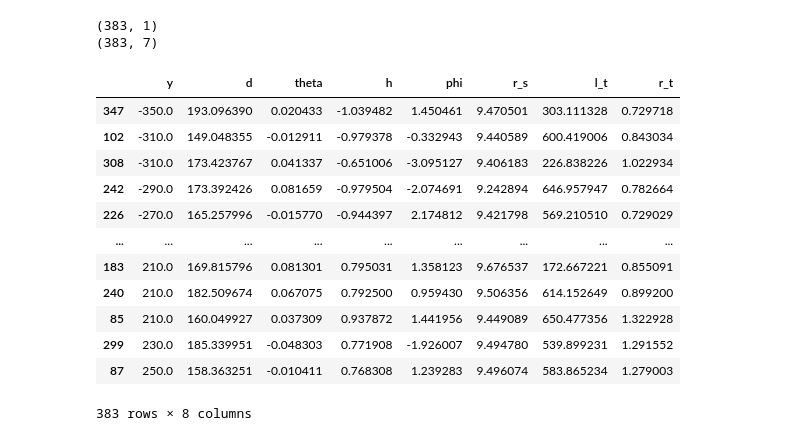
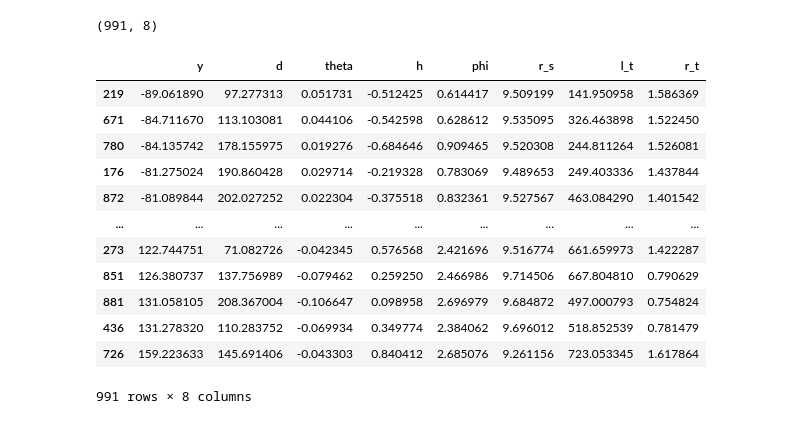
Before and after one commit to chenziao/Stylized-Cell-Inference, a Jupyter notebook: stylized_cell_FCN.ipynb, the cells around one changed output. Cells and saved outputs as stored; diff of their text form; code cells hidden in the pictures.

```diff
--- a/stylized_cell_FCN.ipynb
+++ b/stylized_cell_FCN.ipynb
@@ -138,0 +96,9 @@ Training Loss: 223.30036951042712 Validation Loss: 83.15425933897495
+# %%
+from cell_inference.utils.feature_extractors.fullyconnectednetwork import FullyConnectedNetwork, ActivationTypes
+from cell_inference.utils.feature_extractors.convolutionalnetwork import ConvolutionalNetwork
+import torch
+
+
+model = FullyConnectedNetwork(in_features=40, out_features=8)
+PATH = 'cell_inference/resources/simulation_data/1000s_y1Loc2Alt_Ori2_Geo3_params/model.pth'
+model.load_state_dict(torch.load(PATH))
@@ -139,23 +107,21 @@ Training Loss: 223.30036951042712 Validation Loss: 83.15425933897495
 # %%
 from sklearn.metrics import r2_score
 from cell_inference.utils.transform.geometry_transformation import hphi2unitsphere, unitsphere2hphi, trivarnorm2unitsphere
+from cell_inference.utils.feature_extractors.helperfunctions import build_dataloader_from_numpy
 
-train_loader, test_loader = build_dataloader_from_numpy(input_arr=data, labels_arr=labels, batch_size=128)
+device = torch.device("cpu")
+
+train_loader, test_loader = build_dataloader_from_numpy(input_arr=summ_stats, labels_arr=labels, batch_size=128)
 
 x, y = next(iter(test_loader))
-model1.eval()
+model.eval()
 x = x.to(device)
-output = model1(x)
+output = model(x)
 output = output.to("cpu").detach().numpy()
 y = y.to("cpu").detach().numpy()
 
-# h_out, phi_out = tuple(np.hsplit(unitsphere2hphi(trivarnorm2unitsphere(np.hstack((output[:,0], output[:,1], output[:,2])))),2))
-# h_lab, phi_lab = tuple(np.hsplit(unitsphere2hphi(trivarnorm2unitsphere(np.hstack((y[:,0], y[:,1], y[:,2])))),2))
-
 print("R2: {}".format(r2_score(y, output)))
 
-# print("R2 h: {}".format(r2_score(h_lab, h_out)))
-# print("R2 phi: {}".format(r2_score(phi_lab, phi_out)))
 print(output.shape)
 print(y.shape)
 # %% [output]
@@ -165,5 +133,7 @@ R2: 0.5079067676885216
 # %%
-if normalize_labels:
+print(y.shape)
+
+if True:
     for i in range(y.shape[1]):
         old_y = y[:,i]
         old_out = output[:,i]
@@ -277,45 +259,44 @@ print(y_pos)
 # %%
 y_pos = y_pos.reshape((-1, 1))
-print(y_pos.shape)
 
 np.set_printoptions(suppress=True)
 
-model1.eval()
+model.eval()
 summ_stats = torch.Tensor(summ_stats)
 summ_stats_tensor = summ_stats.to(device)
-pred = model1(summ_stats_tensor)
-pred = np.squeeze(pred.to("cpu").detach().numpy())
+pred = model(summ_stats_tensor)
+pred = pred.to("cpu").detach().numpy()
 
 print(pred.shape)
 
-if normalize_labels:
+if True:
     for i in range(pred.shape[1]):
         old_pred = pred[:,i]
         label_name = inference_list[i]
         min_max_range = ranges[label_name]
         org_pred = (((old_pred - feature_range[0]) / (feature_range[1] - feature_range[0]))
                     * (min_max_range[1] - min_max_range[0]) + min_max_range[0])
         pred[:,i] = org_pred
 
-y_pred = np.concatenate((y_pos, pred), axis=-1)
-df = pd.DataFrame(y_pred, columns=['y'] + inference_list).sort_values(by='y')
+
+y_pred = pred
+df = pd.DataFrame(y_pred, columns=inference_list).sort_values(by='y')
 display(df)
 # %% [output]
-(383, 1)
-(383, 7)
+(991, 8)
 |  | y | d | theta | h | phi | r_s | l_t | r_t |
-| 347 | -350.0 | 193.096390 | 0.020433 | -1.039482 | 1.450461 | 9.470501 | 303.111328 | 0.729718 |
-| 102 | -310.0 | 149.048355 | -0.012911 | -0.979378 | -0.332943 | 9.440589 | 600.419006 | 0.843034 |
-| 308 | -310.0 | 173.423767 | 0.041337 | -0.651006 | -3.095127 | 9.406183 | 226.838226 | 1.022934 |
-| 242 | -290.0 | 173.392426 | 0.081659 | -0.979504 | -2.074691 | 9.242894 | 646.957947 | 0.782664 |
-| 226 | -270.0 | 165.257996 | -0.015770 | -0.944397 | 2.174812 | 9.421798 | 569.210510 | 0.729029 |
+| 219 | -89.061890 | 97.277313 | 0.051731 | -0.512425 | 0.614417 | 9.509199 | 141.950958 | 1.586369 |
+| 671 | -84.711670 | 113.103081 | 0.044106 | -0.542598 | 0.628612 | 9.535095 | 326.463898 | 1.522450 |
+| 780 | -84.135742 | 178.155975 | 0.019276 | -0.684646 | 0.909465 | 9.520308 | 244.811264 | 1.526081 |
+| 176 | -81.275024 | 190.860428 | 0.029714 | -0.219328 | 0.783069 | 9.489653 | 249.403336 | 1.437844 |
+| 872 | -81.089844 | 202.027252 | 0.022304 | -0.375518 | 0.832361 | 9.527567 | 463.084290 | 1.401542 |
 | ... | ... | ... | ... | ... | ... | ... | ... | ... |
-| 183 | 210.0 | 169.815796 | 0.081301 | 0.795031 | 1.358123 | 9.676537 | 172.667221 | 0.855091 |
-| 240 | 210.0 | 182.509674 | 0.067075 | 0.792500 | 0.959430 | 9.506356 | 614.152649 | 0.899200 |
-| 85 | 210.0 | 160.049927 | 0.037309 | 0.937872 | 1.441956 | 9.449089 | 650.477356 | 1.322928 |
-| 299 | 230.0 | 185.339951 | -0.048303 | 0.771908 | -1.926007 | 9.494780 | 539.899231 | 1.291552 |
-| 87 | 250.0 | 158.363251 | -0.010411 | 0.768308 | 1.239283 | 9.496074 | 583.865234 | 1.279003 |
+| 273 | 122.744751 | 71.082726 | -0.042345 | 0.576568 | 2.421696 | 9.516774 | 661.659973 | 1.422287 |
+| 851 | 126.380737 | 137.756989 | -0.079462 | 0.259250 | 2.466986 | 9.714506 | 667.804810 | 0.790629 |
+| 881 | 131.058105 | 208.367004 | -0.106647 | 0.098958 | 2.696979 | 9.684872 | 497.000793 | 0.754824 |
+| 436 | 131.278320 | 110.283752 | -0.069934 | 0.349774 | 2.384062 | 9.696012 | 518.852539 | 0.781479 |
+| 726 | 159.223633 | 145.691406 | -0.043303 | 0.840412 | 2.685076 | 9.261156 | 723.053345 | 1.617864 |
-383 rows × 8 columns
+991 rows × 8 columns
 # %%
 with pd.option_context('display.max_rows', None, 'display.max_columns', None):  # more options can be specified also
     display(df)
```
Also changed, not shown: parts of 14 cells of this notebook, 4 other files.
